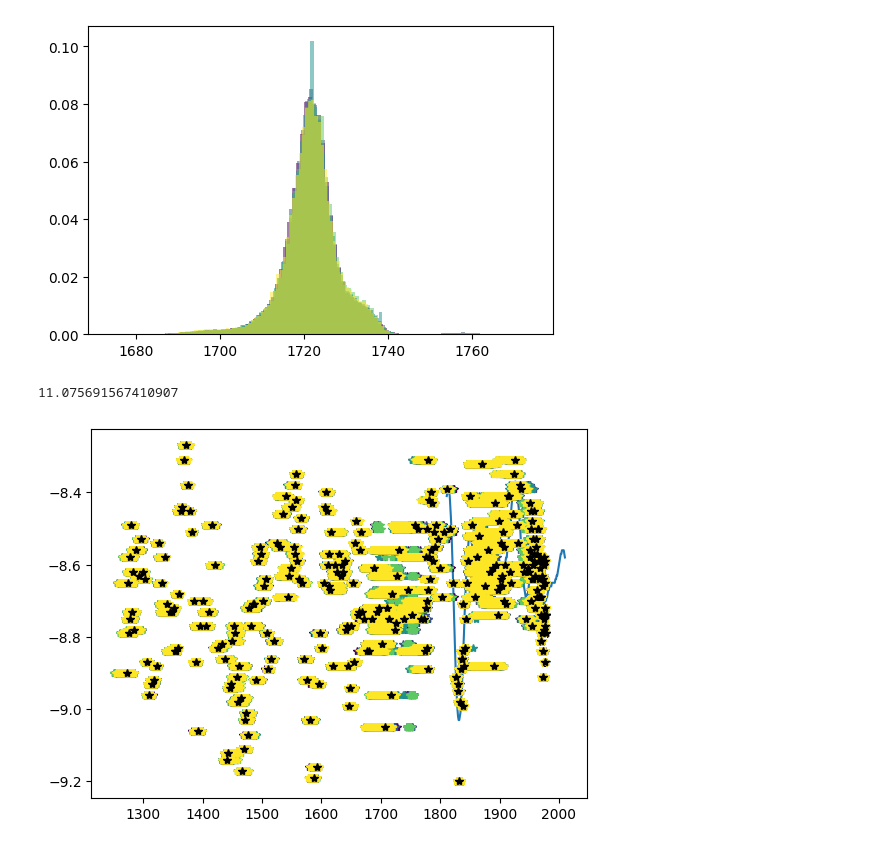
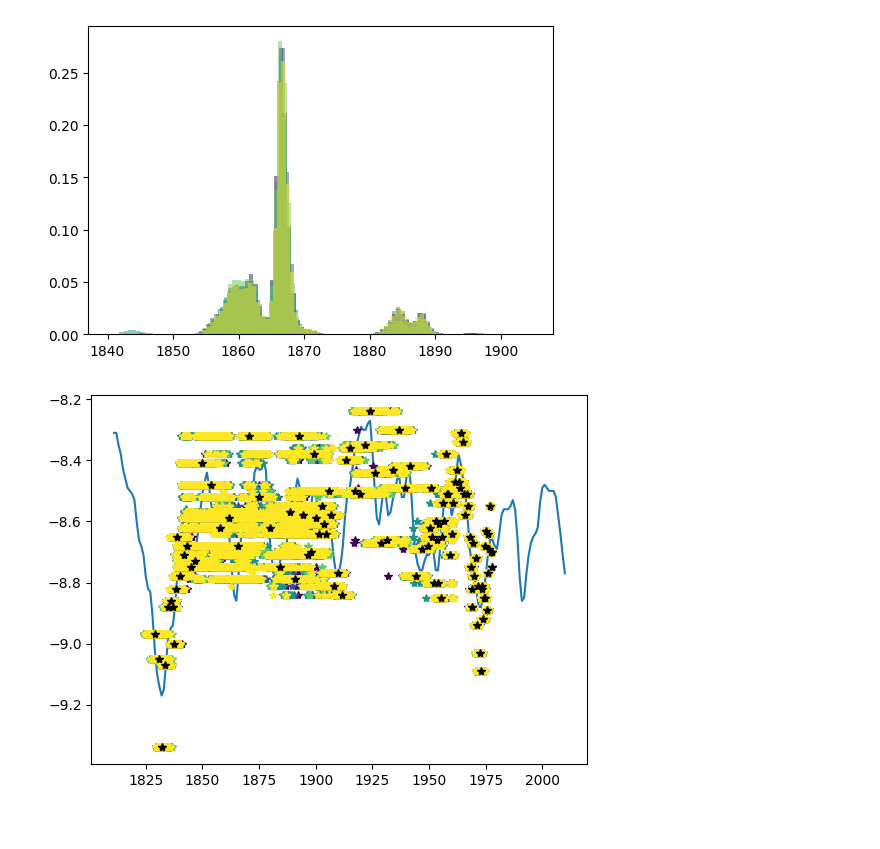
Before and after one commit to hannakjellson/Sampling-for-age-depth-modelling, a Jupyter notebook: python/src/age_depth_models/age_depth_model_OPES/plot.ipynb, the cells around one changed output. Cells and saved outputs as stored; diff of their text form; code cells hidden in the pictures.

```diff
--- a/python/src/age_depth_models/age_depth_model_OPES/plot.ipynb
+++ b/python/src/age_depth_models/age_depth_model_OPES/plot.ipynb
@@ -135,0 +122,21 @@ Chain 4 done resampling
+# %%
+if (nt > 1 or nl > 1):
+    base_dir = Path.cwd()
+
+    files = [(base_dir / f"../../../../output/{data_name}/{mid_name}/{config_str}/deltaF_chain{i}.bin").resolve() for i in range(config["nch"])]
+
+    stride = 10000
+    deltaF = []
+
+    for f in files:
+        print(f)
+        dF_data = np.fromfile(f, dtype=np.float64)
+        print(np.shape(dF_data))
+        # reshape to full dimensions first
+        first_dim = int(config["ns"]/stride) if int(config["ns"]/stride) != 0 else 1
+        dF_data = dF_data.reshape(first_dim, nl, nl2, nt)
+        # take every 10th element along the first axis
+        deltaF.append(dF_data)
+
+    deltaF = np.array(deltaF)
+    print(deltaF.shape)
@@ -401,13 +454,18 @@ plt.show()
 # %%
-CV_values = data["theta"] - config["dc"] * np.sum(samples[:, :, :22], axis = 2)
+index = 10
+interesting_depth = index * config["dc"]
+CV_values = data["theta"] - config["dc"] * np.sum(samples[:, :, :index], axis = 2)
 fig, ax = plt.subplots(figsize=(6, 4))
 for i in range(config["nch"]):
     ax.hist(CV_values[i, :], bins = 100, color = colors[i], label = f"chain {i}", alpha = 0.5, density = True)
-plt.savefig(f"../../../../pics/sampling_along_depth44_{config_str}.jpg")
+if config["ns"]>=100000:
+    plt.savefig(f"../../../../pics/{data_name}/{mid_name}/{config_str}/sampling_along_depth_{interesting_depth}.jpg")
 plt.show()
 
 fig, ax = plt.subplots(figsize=(6, 4))
 for i in range(config["nch"]):
     ax.plot(CV_values[i, :], color = colors[i], label = f"chain {i}")
+if config["ns"]>=100000:
+    plt.savefig(f"../../../../pics/{data_name}/{mid_name}/{config_str}/sampling_along_depth_evolution_{interesting_depth}.jpg")
 plt.show()
 # %% [output]
@@ -416,36 +474,33 @@ plt.show()
 # %%
-CV_values = data["theta"] - config["dc"] * np.sum(resampled_samples[:, :, :22], axis = 2)
+CV_values = data["theta"] - config["dc"] * np.sum(resampled_samples[:, :, :index], axis = 2)
 fig, ax = plt.subplots(figsize=(6, 4))
 for i in range(config["nch"]):
     ax.hist(CV_values[i, :], bins = 100, color = colors[i], label = f"chain {i}", alpha = 0.5, density = True)
-plt.savefig(f"../../../../pics/resampling_along_depth44_{config_str}.jpg")
+if config["ns"]>=100000:
+    plt.savefig(f"../../../../pics/{data_name}/{mid_name}/{config_str}/resampling_along_depth_{interesting_depth}.jpg")
 plt.show()
 # %% [output]
-[figure, old version]
+[figure, new version]
 # %%
 resampled_samples = resampled_samples[:,::100,:]
-# %%
-print(np.max(bias_values))
-# %% [output]
-11.075691567410907
 # %%
 indices = []
 for i in range(len(data["d18O_depths"])):
     index = get_index(config["N"], config["cs"], data["d18O_depths"], i)
     indices.append(index)
 
 plt.figure()
-plt.plot(data["d18O_reference_times"][:], data["d18O_reference"][:])
+plt.plot(data["d18O_reference_times"][800:], data["d18O_reference"][800:])
 for i in range(config["nch"]):
     variables = resampled_samples[i,:,:]
     for j in range(len(variables)):
         d18O_ages = expected_ages(config["N"], config["dc"], config["cs"], data["theta"], len(data["d18O_depths"]), data["d18O_depths"], variables[j,:], indices)
         plt.plot(d18O_ages, data["d18O"], '*', color = colors[i])
 
 plt.plot(data["true_ages_D18O"], data["d18O"], '*', color = "k")
 plt.show()
 # %% [output]
-[figure, old version]
+[figure, new version]
 # %%
 # Print R_hat and N_eff using arviz
 idata = az.convert_to_inference_data(resampled_samples)
```
Also changed, not shown: parts of 25 cells of this notebook, 6 other files.
